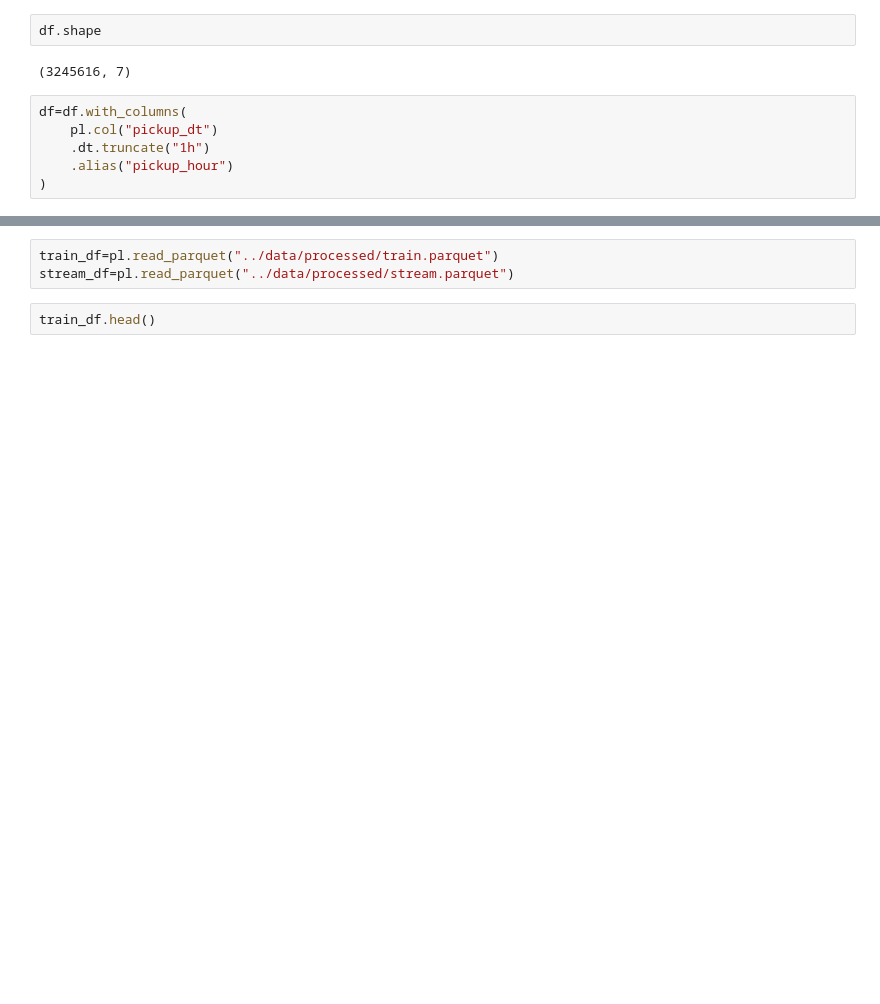
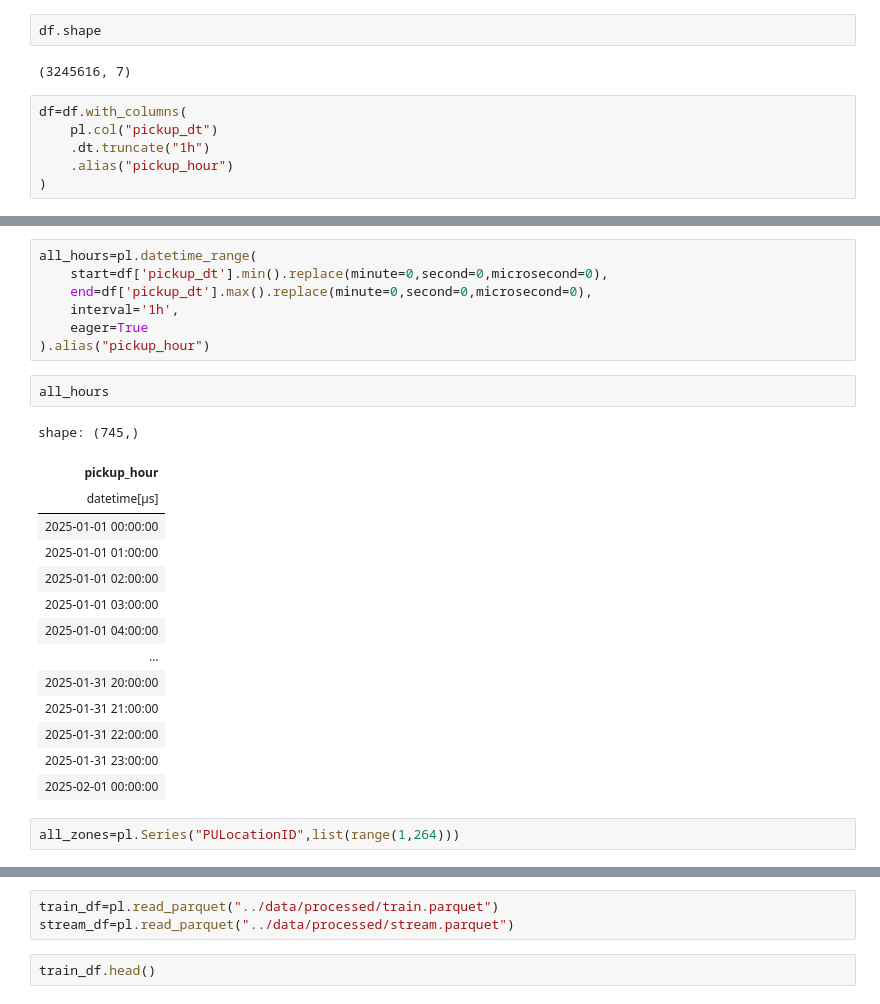
Before and after one commit to anjaneyajavvadi/Ride-Demand-Prediction-System, a Jupyter notebook: notebooks/v1.ipynb, the cells around one changed output, grey strips where cells are left out. Saved outputs shown, nothing was run; the diff lists cells and outputs as text; blank space fills up the shorter version.

```diff
--- a/notebooks/v1.ipynb
+++ b/notebooks/v1.ipynb
@@ -176,0 +122,26 @@ shape: (122_010, 8)
+# %%
+all_hours=pl.datetime_range(
+    start=df['pickup_dt'].min().replace(minute=0,second=0,microsecond=0),
+    end=df['pickup_dt'].max().replace(minute=0,second=0,microsecond=0),
+    interval='1h',
+    eager=True
+).alias("pickup_hour")
+# %%
+all_hours
+# %% [output]
+shape: (745,)
+| pickup_hour |
+| datetime[μs] |
+| 2025-01-01 00:00:00 |
+| 2025-01-01 01:00:00 |
+| 2025-01-01 02:00:00 |
+| 2025-01-01 03:00:00 |
+| 2025-01-01 04:00:00 |
+| … |
+| 2025-01-31 20:00:00 |
+| 2025-01-31 21:00:00 |
+| 2025-01-31 22:00:00 |
+| 2025-01-31 23:00:00 |
+| 2025-02-01 00:00:00 |
+# %%
+all_zones=pl.Series("PULocationID",list(range(1,264)))
```
Also changed, not shown: parts of 20 cells of this notebook, 1 other file.
